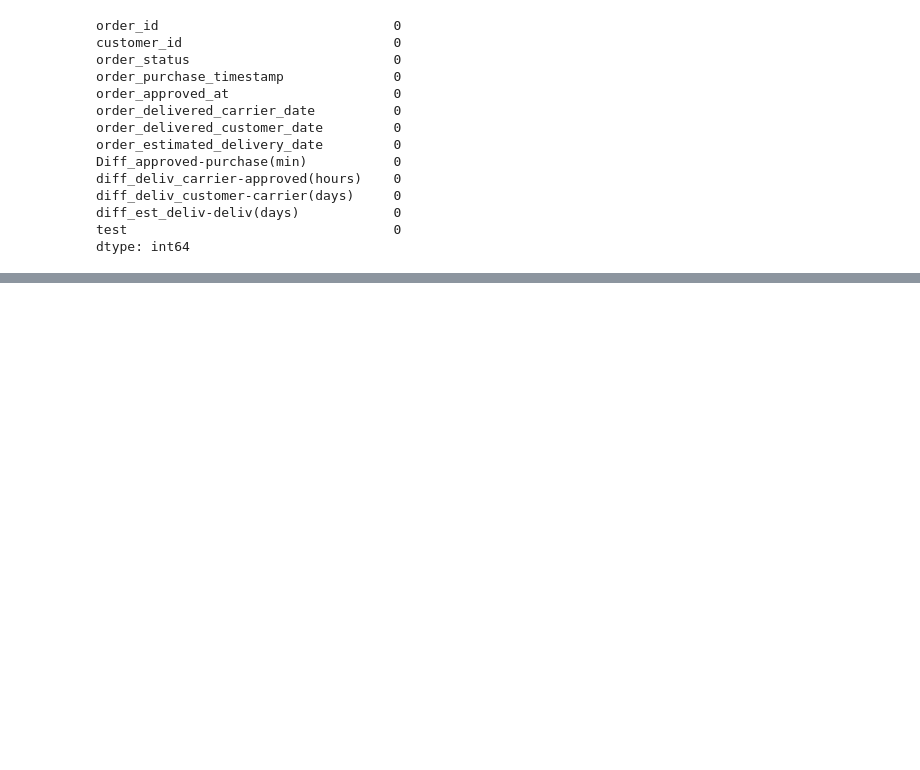
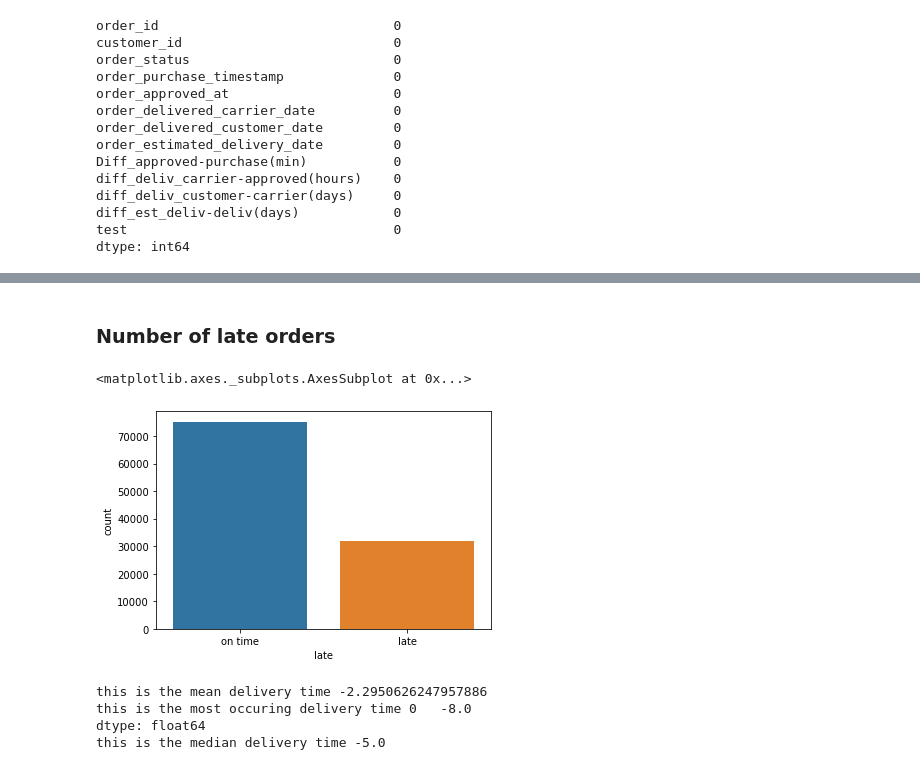
Before and after one commit to Kisazadev/Brasil, a Jupyter notebook: Brazil.ipynb, the cells around one changed output, grey strips where cells are left out. Drawn from its saved outputs; the diff is of its cells as text; code cells hidden in the pictures; blank space fills up the shorter version.

```diff
--- a/Brazil.ipynb
+++ b/Brazil.ipynb
@@ -276,0 +329,8 @@ orders_test1.head()
+# %% [markdown]
+### Number of late orders
+# %%
+#number of late orders
+sns.countplot(x='late', data=orders_test1)
+# %% [output]
+<matplotlib.axes._subplots.AxesSubplot at 0x...>
+[figure, added]
@@ -276,0 +341,11 @@ orders_test1.head()
+# %%
+basic_stats.mean()
+
+print('this is the mean delivery time' + ' ' + str(on_time.mean()))
+print('this is the most occuring delivery time' + ' ' + str(on_time.mode()))
+print('this is the median delivery time' + ' ' + str(on_time.median()))
+# %% [output]
+this is the mean delivery time -2.2950626247957886
+this is the most occuring delivery time 0   -8.0
+dtype: float64
+this is the median delivery time -5.0
```
Also changed, not shown: parts of 30 cells of this notebook.
